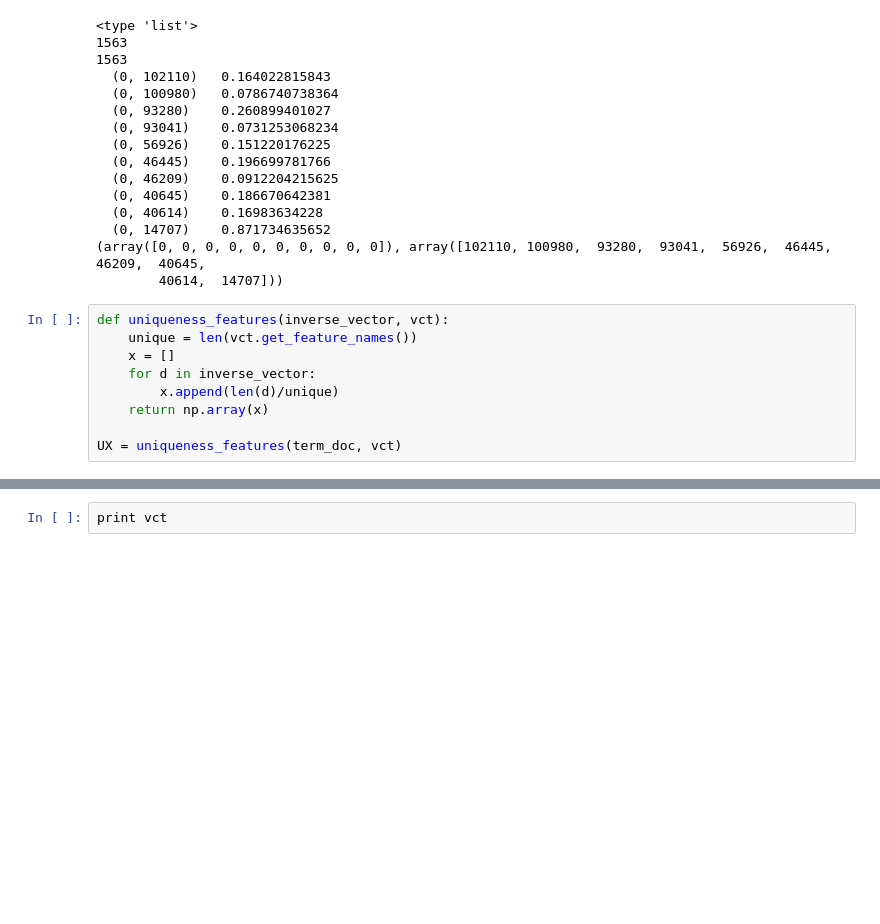
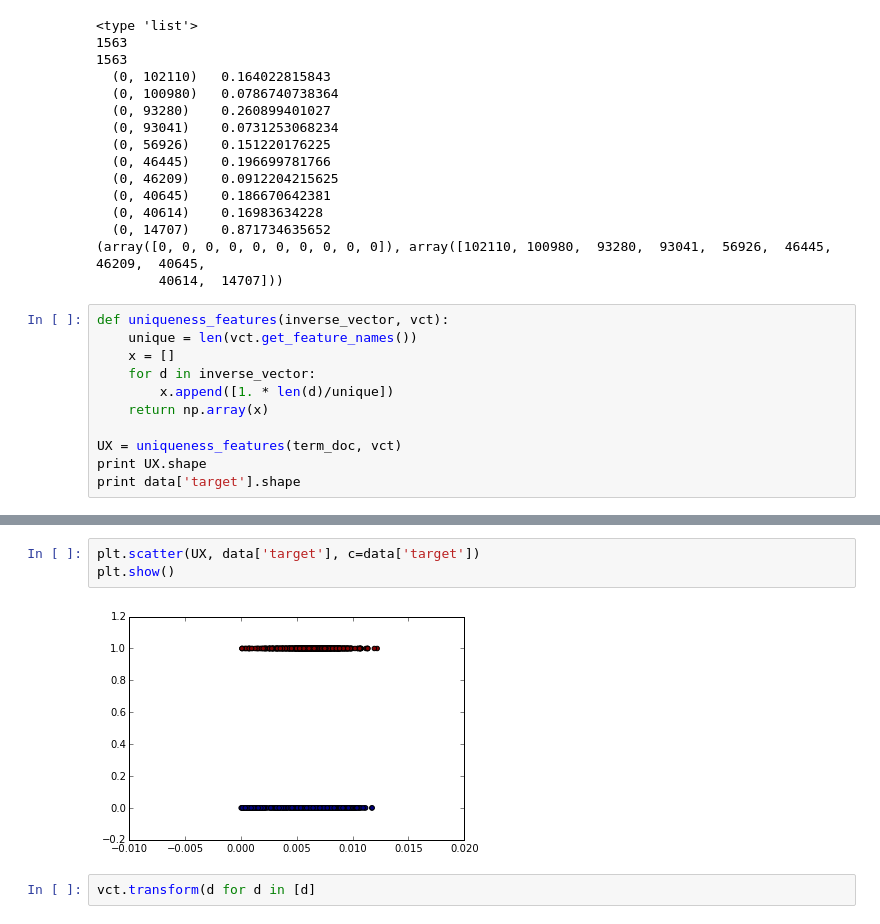
Before and after one commit to mramire8/osna, a Jupyter notebook: notebooks/data_process.ipynb, the cells around one changed output, grey strips where cells are left out. Cells and saved outputs as stored; diff of their text form; blank space fills up the shorter version.

```diff
--- a/notebooks/data_process.ipynb
+++ b/notebooks/data_process.ipynb
@@ -863,7 +882,9 @@ def uniqueness_features(inverse_vector, vct):
     unique = len(vct.get_feature_names())
     x = []
     for d in inverse_vector:
-        x.append(len(d)/unique)
+        x.append([1. * len(d)/unique])
     return np.array(x)
 
 UX = uniqueness_features(term_doc, vct)
+print UX.shape
+print data['target'].shape
@@ -880,2 +915,7 @@ SyntaxError: invalid syntax (<ipython-input-36-27f72664fc2e>, line 1)
-# %%
-print vct
+# %%
+plt.scatter(UX, data['target'], c=data['target'])
+plt.show()
+# %% [output]
+[figure, added]
+# %%
+vct.transform(d for d in [d]
```
Also changed, not shown: parts of 3 cells of this notebook.
